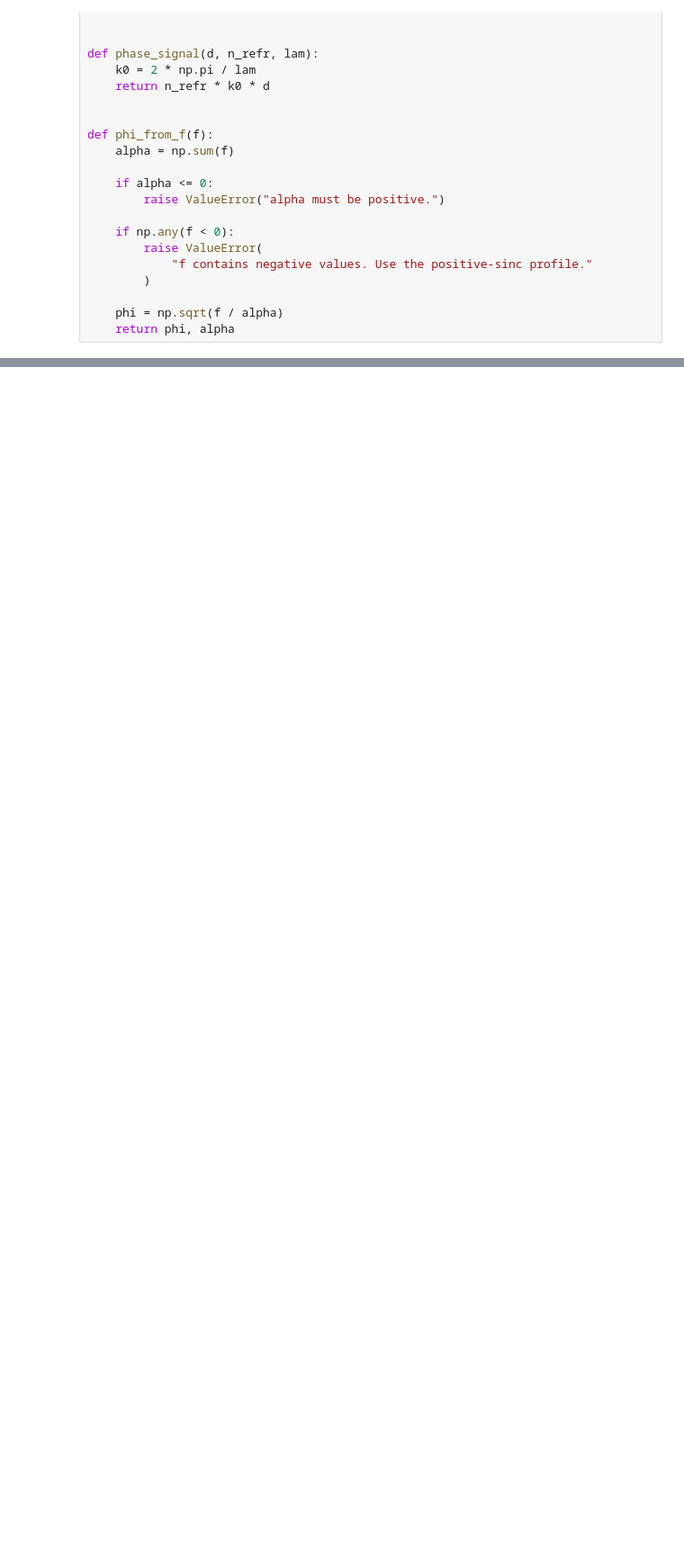
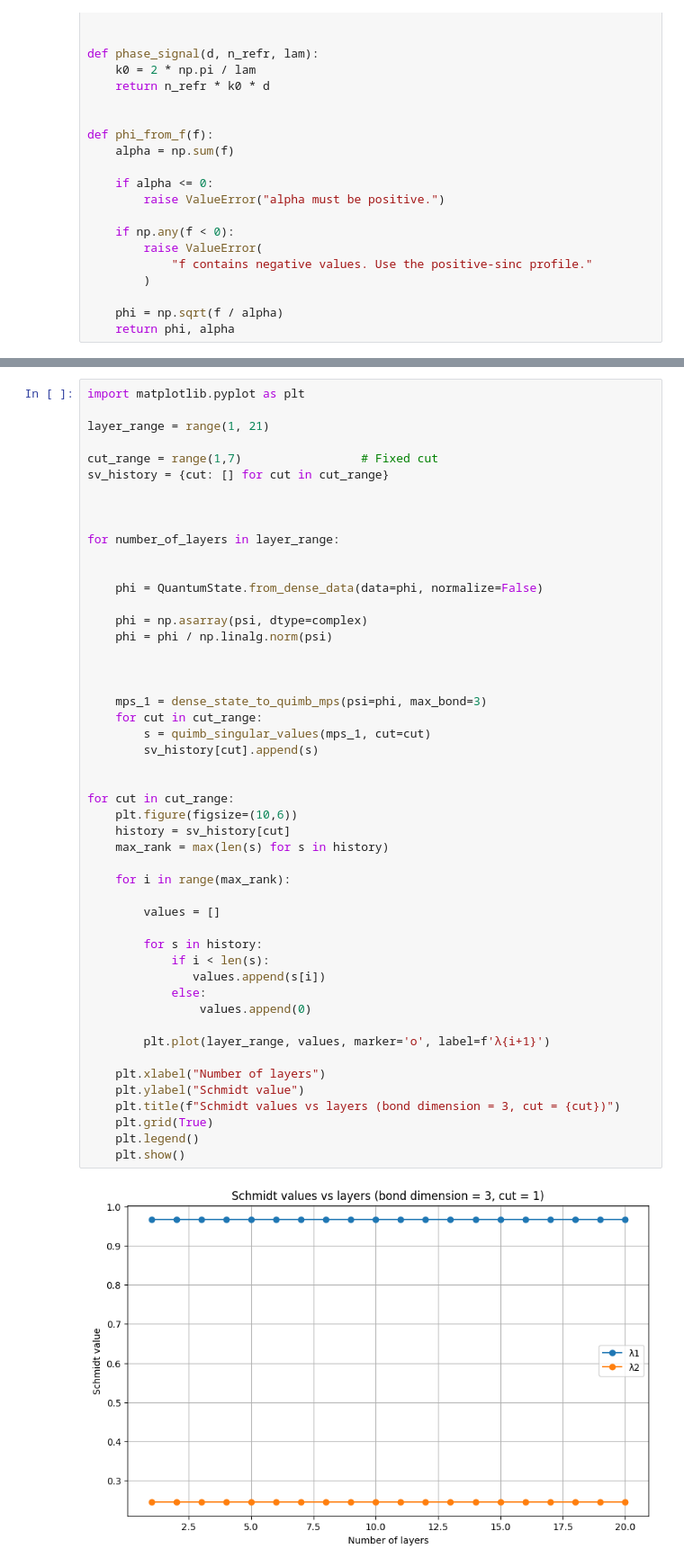
Before and after one commit to aizzen3/QCproject2, a Jupyter notebook: Untitled-2.ipynb, the cells around one changed output, grey strips where cells are left out. Shown at 90% size. Drawn from its saved outputs; the diff is of its cells as text; blank space fills up the shorter version.

```diff
--- a/Untitled-2.ipynb
+++ b/Untitled-2.ipynb
@@ -1059,0 +337,51 @@ plt.show()
+# %%
+import matplotlib.pyplot as plt
+
+layer_range = range(1, 21)
+
+cut_range = range(1,7)                 # Fixed cut
+sv_history = {cut: [] for cut in cut_range}
+
+
+
+for number_of_layers in layer_range:
+
+
+    phi = QuantumState.from_dense_data(data=phi, normalize=False)
+
+    phi = np.asarray(psi, dtype=complex)
+    phi = phi / np.linalg.norm(psi)
+
+
+
+    mps_1 = dense_state_to_quimb_mps(psi=phi, max_bond=3)
+    for cut in cut_range:
+        s = quimb_singular_values(mps_1, cut=cut)
+        sv_history[cut].append(s)
+
+
+for cut in cut_range:
+    plt.figure(figsize=(10,6))
+    history = sv_history[cut]
+    max_rank = max(len(s) for s in history)
+
+    for i in range(max_rank):
+
+        values = []
+
+        for s in history:
+            if i < len(s):
+               values.append(s[i])
+            else:
+                values.append(0)
+
+        plt.plot(layer_range, values, marker='o', label=f'λ{i+1}')
+
+    plt.xlabel("Number of layers")
+    plt.ylabel("Schmidt value")
+    plt.title(f"Schmidt values vs layers (bond dimension = 3, cut = {cut})")
+    plt.grid(True)
+    plt.legend()
+    plt.show()
+# %% [output]
+[figure, added]
```
Also changed, not shown: parts of 21 cells of this notebook.
